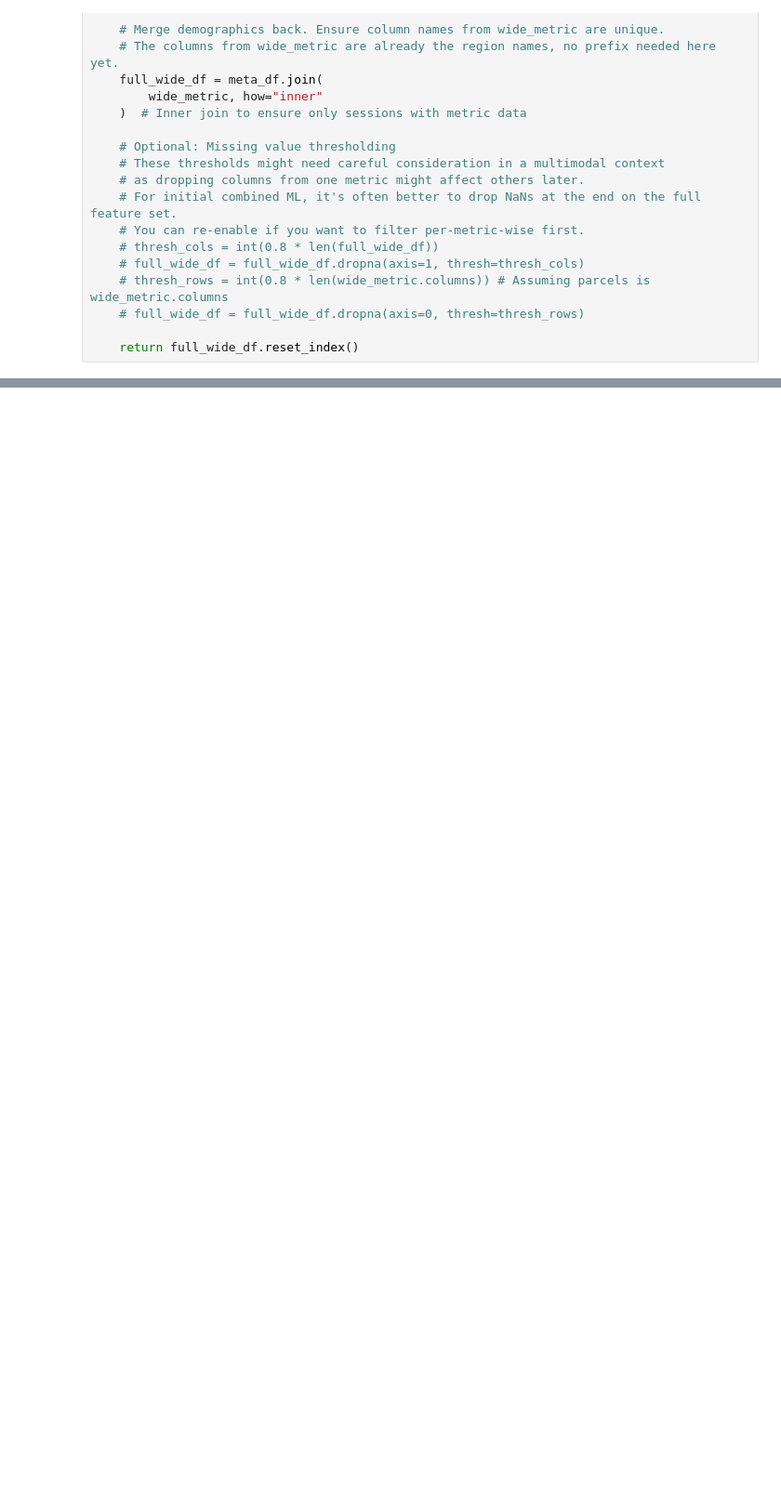
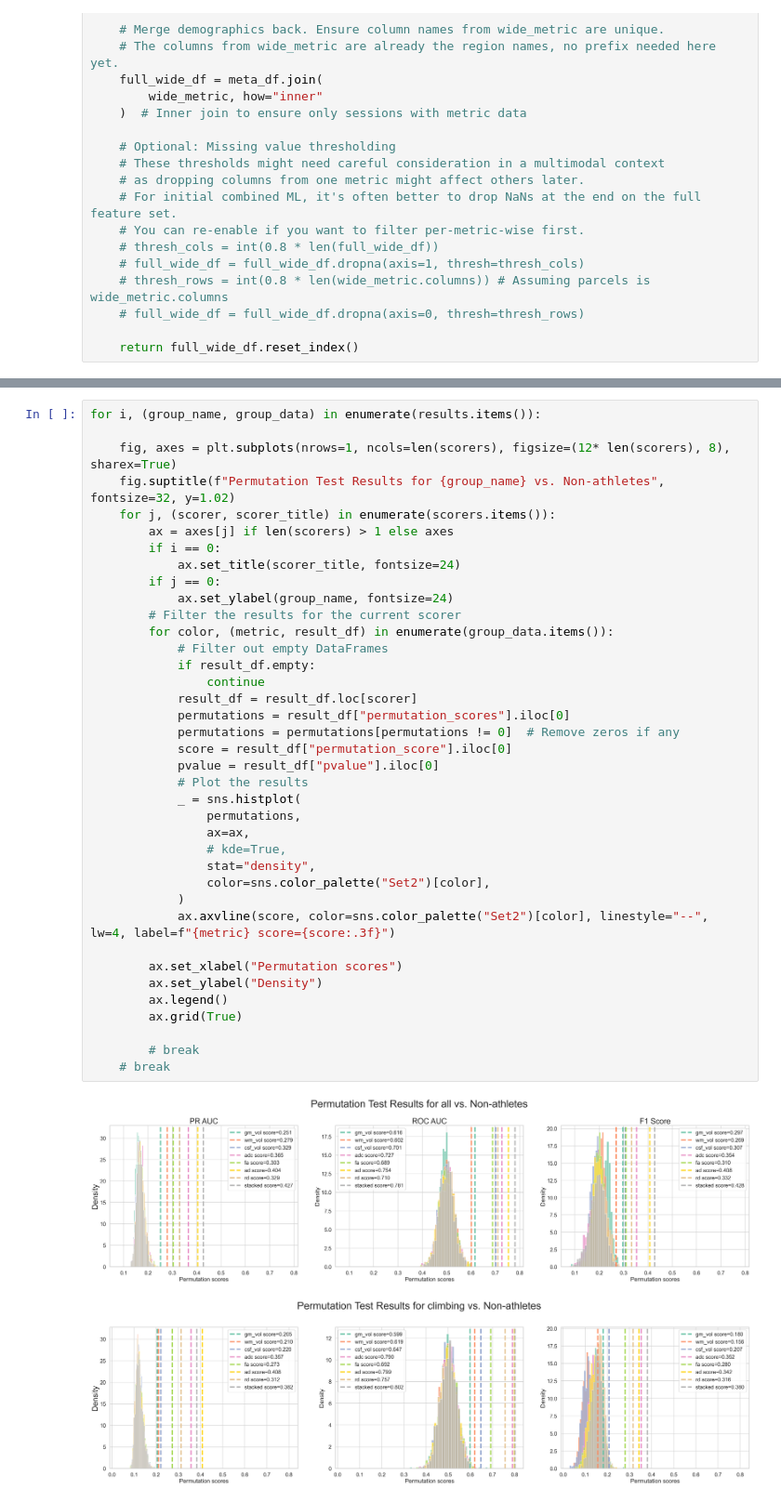
Before and after one commit to GalKepler/athletes_brain, a Jupyter notebook: notebooks/fig2/fig2.ipynb, the cells around one changed output, grey strips where cells are left out. Shown at 93% size. Saved outputs shown, nothing was run; the diff lists cells and outputs as text; blank space fills up the shorter version.

```diff
--- a/notebooks/fig2/fig2.ipynb
+++ b/notebooks/fig2/fig2.ipynb
@@ -460,0 +349,41 @@ TypeError: BaseEstimator.get_params() missing 1 required positional argument: 's
+# %%
+for i, (group_name, group_data) in enumerate(results.items()):
+
+    fig, axes = plt.subplots(nrows=1, ncols=len(scorers), figsize=(12* len(scorers), 8), sharex=True)
+    fig.suptitle(f"Permutation Test Results for {group_name} vs. Non-athletes", fontsize=32, y=1.02)
+    for j, (scorer, scorer_title) in enumerate(scorers.items()):
+        ax = axes[j] if len(scorers) > 1 else axes
+        if i == 0:
+            ax.set_title(scorer_title, fontsize=24)
+        if j == 0:
+            ax.set_ylabel(group_name, fontsize=24)
+        # Filter the results for the current scorer
+        for color, (metric, result_df) in enumerate(group_data.items()):
+            # Filter out empty DataFrames
+            if result_df.empty:
+                continue
+            result_df = result_df.loc[scorer]
+            permutations = result_df["permutation_scores"].iloc[0]
+            permutations = permutations[permutations != 0]  # Remove zeros if any
+            score = result_df["permutation_score"].iloc[0]
+            pvalue = result_df["pvalue"].iloc[0]
+            # Plot the results
+            _ = sns.histplot(
+                permutations,
+                ax=ax,
+                # kde=True,
+                stat="density",
+                color=sns.color_palette("Set2")[color],
+            )
+            ax.axvline(score, color=sns.color_palette("Set2")[color], linestyle="--", lw=4, label=f"{metric} score={score:.3f}")
+
+        ax.set_xlabel("Permutation scores")
+        ax.set_ylabel("Density")
+        ax.legend()
+        ax.grid(True)
+
+        # break
+    # break
+# %% [output]
+[figure, added]
+[figure, added]
```
Also changed, not shown: parts of 16 cells of this notebook, 13 other files.
